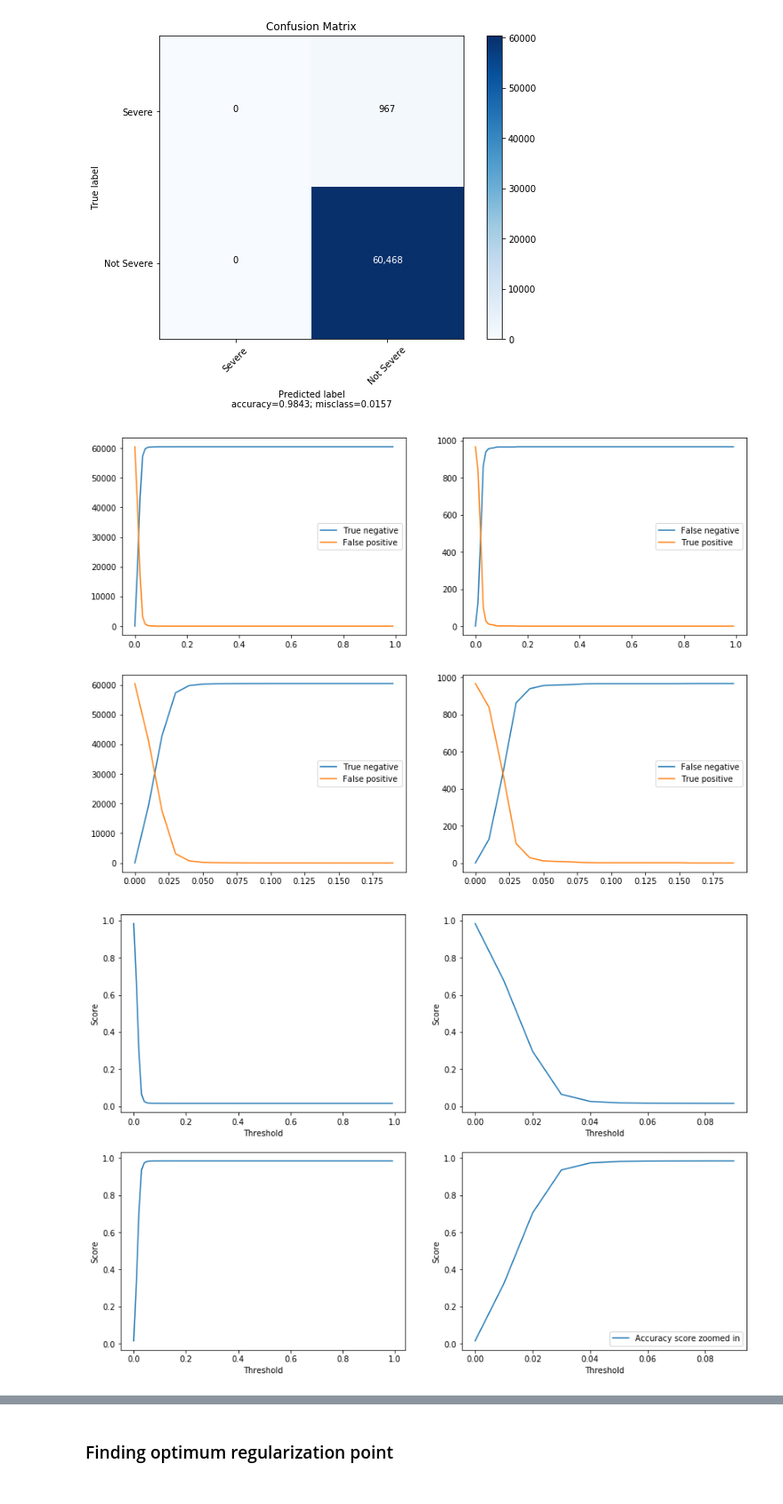
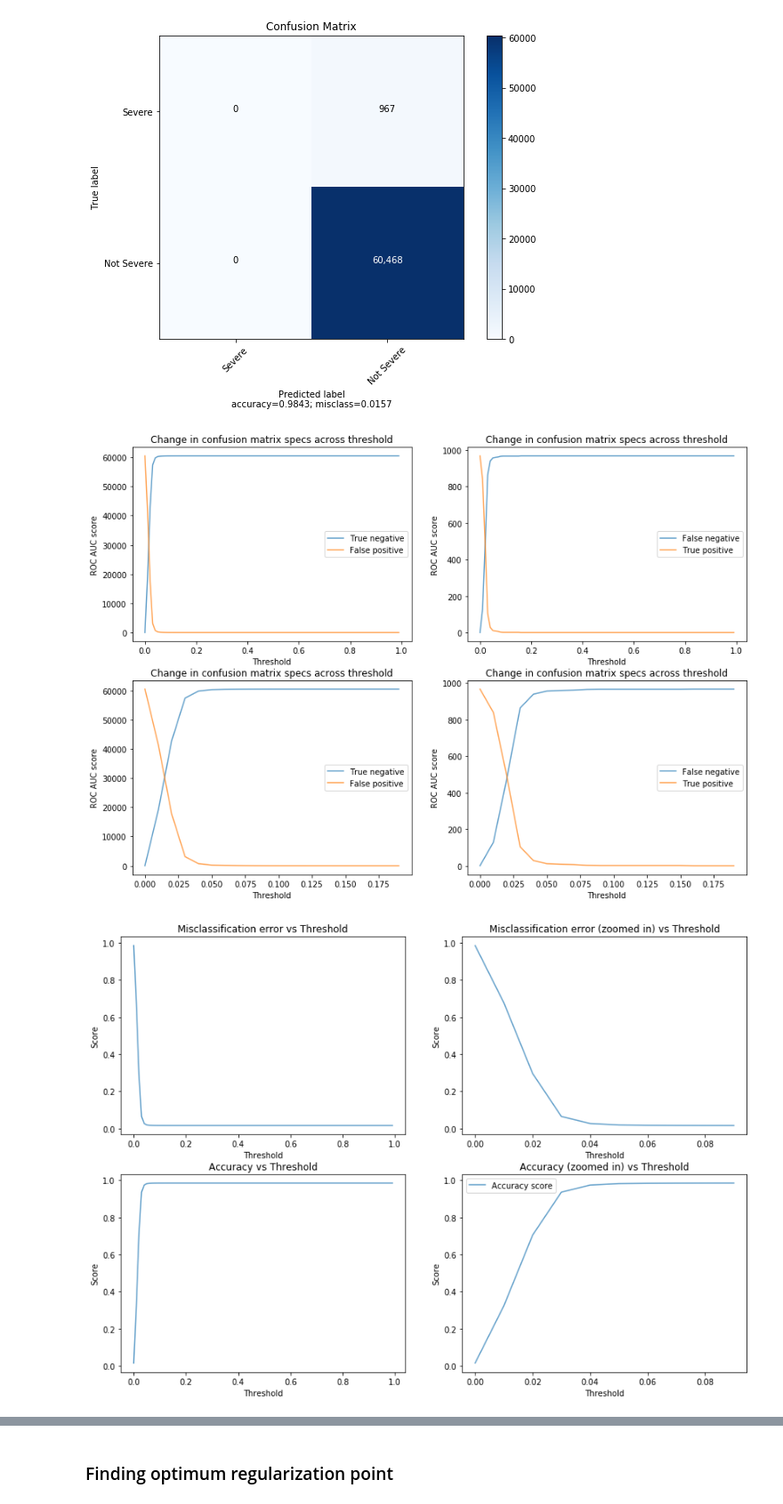
Before and after one commit to saychelsea11/Springboard-Projects, a Jupyter notebook: Capstone1_Project/modeling_predicting_severe_collisions.ipynb, the cells around one changed output, grey strips where cells are left out. Shown at 89% size. Cells and saved outputs as stored; diff of their text form; code cells hidden in the pictures.

```diff
--- a/Capstone1_Project/modeling_predicting_severe_collisions.ipynb
+++ b/Capstone1_Project/modeling_predicting_severe_collisions.ipynb
@@ -2757,76 +2772,93 @@ for i in np.arange(0,1,0.01):
 # %%
 plt.figure(figsize=(14,10))
 plt.subplot(2,2,1)
-plt.plot(threshold,confusion['tn'],label='True negative')
-plt.plot(threshold,confusion['fp'],label='False positive')
+plt.plot(threshold,confusion['tn'],label='True negative',alpha=0.7)
+plt.plot(threshold,confusion['fp'],label='False positive',alpha=0.7)
+plt.title('Change in confusion matrix specs across threshold')
+plt.xlabel('Threshold')
+plt.ylabel('ROC AUC score')
 plt.legend()
 plt.subplot(2,2,2)
-plt.plot(threshold,confusion['fn'],label='False negative')
-plt.plot(threshold,confusion['tp'],label='True positive')
+plt.plot(threshold,confusion['fn'],label='False negative',alpha=0.7)
+plt.plot(threshold,confusion['tp'],label='True positive',alpha=0.7)
+plt.title('Change in confusion matrix specs across threshold')
+plt.xlabel('Threshold')
+plt.ylabel('ROC AUC score')
 plt.legend()
 plt.subplot(2,2,3)
-plt.plot(threshold[:20],confusion['tn'][:20],label='True negative')
-plt.plot(threshold[:20],confusion['fp'][:20],label='False positive')
+plt.plot(threshold[:20],confusion['tn'][:20],label='True negative',alpha=0.7)
+plt.plot(threshold[:20],confusion['fp'][:20],label='False positive',alpha=0.7)
+plt.title('Change in confusion matrix specs across threshold')
+plt.xlabel('Threshold')
+plt.ylabel('ROC AUC score')
 plt.legend()
 plt.subplot(2,2,4)
-plt.plot(threshold[:20],confusion['fn'][:20],label='False negative')
-plt.plot(threshold[:20],confusion['tp'][:20],label='True positive')
+plt.plot(threshold[:20],confusion['fn'][:20],label='False negative',alpha=0.7)
+plt.plot(threshold[:20],confusion['tp'][:20],label='True positive',alpha=0.7)
+plt.title('Change in confusion matrix specs across threshold')
+plt.xlabel('Threshold')
+plt.ylabel('ROC AUC score')
 plt.legend()
 plt.show()
 
 plt.figure(figsize=(14,10))
 plt.subplot(2,2,1)
-plt.plot(threshold,error_rate,label='Misclassification error')
+plt.plot(threshold,error_rate,label='Misclassification error',alpha=0.7)
+plt.title('Misclassification error vs Threshold')
 plt.xlabel('Threshold')
 plt.ylabel('Score')
 plt.subplot(2,2,2)
-plt.plot(threshold[:10],error_rate[:10],label='Misclassification error zoomed in')
+plt.plot(threshold[:10],error_rate[:10],label='Misclassification error',alpha=0.7)
+plt.title('Misclassification error (zoomed in) vs Threshold')
 plt.xlabel('Threshold')
 plt.ylabel('Score')
 plt.subplot(2,2,3)
-plt.plot(threshold,acc,label='Accuracy')
+plt.plot(threshold,acc,label='Accuracy',alpha=0.7)
+plt.title('Accuracy vs Threshold')
 plt.xlabel('Threshold')
 plt.ylabel('Score')
 plt.subplot(2,2,4)
-plt.plot(threshold[:10],acc[:10],label='Accuracy score zoomed in')
+plt.plot(threshold[:10],acc[:10],label='Accuracy score',alpha=0.7)
+plt.title('Accuracy (zoomed in) vs Threshold')
 plt.xlabel('Threshold')
 plt.ylabel('Score')
 plt.legend()
 
 plt.figure(figsize=(14,6))
 plt.subplot(1,2,1)
-plt.plot(threshold,auc,label='AUC')
+plt.plot(threshold,auc,label='AUC',alpha=0.7)
+plt.title('ROC AUC vs Threshold')
 plt.xlabel('Threshold')
 plt.ylabel('Score')
 plt.legend()
 plt.subplot(1,2,2)
-plt.plot(threshold,acc,label='Accuracy')
+plt.plot(threshold,acc,label='Accuracy',alpha=0.7)
 plt.xlabel('Threshold')
 plt.ylabel('Score')
 plt.legend()
 plt.show()
 
 # predict probabilities
 lr_probs = model.predict_proba(x_test)
 # calculate precision-recall curve
 precision, recall, thresholds = precision_recall_curve(y_test, lr_probs[:,1])
-plt.plot(recall,precision)
+plt.plot(recall,precision,alpha=0.7)
 plt.xlabel('Recall')
 plt.ylabel('Precision')
 plt.show()
 
 features = pd.DataFrame()
 features['Feature'] = x_cols
 features['Importance'] = model.feature_importances_
 print (features.sort_values('Importance',ascending=False))
 
 plt.figure(figsize=(14,10))
 sns.barplot(x='Feature',y='Importance',data=features.sort_values('Importance',ascending=False),alpha=0.7,palette='Blues_d')
 plt.xticks(size=15,rotation=45)
 plt.yticks(size=15)
 plt.xlabel('Feature',size=15)
 plt.ylabel('Importance',size=15)
 plt.show()
 # %% [output]
-[figure, old version]
+[figure, new version]
-[figure, old version]
+[figure, new version]
```
Also changed, not shown: parts of 3 cells of this notebook, 1 other file.
